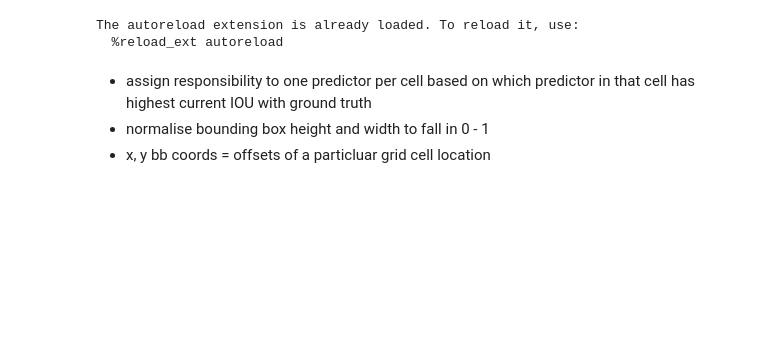
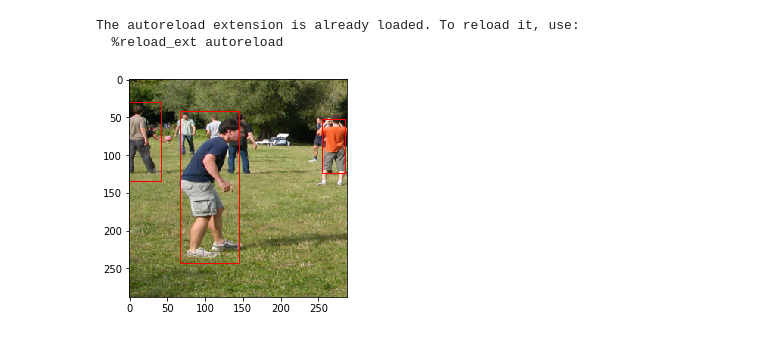
Before and after one commit to guigzzz/Keras-Yolo-v2, a Jupyter notebook: experiments.ipynb, the cells around one changed output. Saved outputs shown, nothing was run; the diff lists cells and outputs as text; code cells hidden in the pictures; blank space fills up the shorter version.

```diff
--- a/experiments.ipynb
+++ b/experiments.ipynb
@@ -70,7 +70,7 @@ import matplotlib.pyplot as plt
 from matplotlib import patches
 import numpy as np
 
-IM_SIZE = 416
+IM_SIZE = 288
 CELL_SIZE = 32
 NUM_CELLS = IM_SIZE // CELL_SIZE
 
@@ -92,7 +92,9 @@ The autoreload extension is already loaded. To reload it, use:
 # %%
 p = annotations[190][0]
 
 image = imresize(imread(p), (IM_SIZE, IM_SIZE)) / 255
-boxes = net.forward(image)
+boxes = net.forward(image)[0]
 
 drawImageBB(p, boxes)
+# %% [output]
+[figure, added]
@@ -101,4 +100,0 @@ net.m.save('yolov2_tiny_keras_model')
-# %% [markdown]
-- assign responsibility to one predictor per cell based on which predictor in that cell has highest current IOU with ground truth
-- normalise bounding box height and width to fall in 0 - 1
-- x, y bb coords = offsets of a particluar grid cell location
```
Also changed, not shown: parts of 3 cells of this notebook, 2 other files.
